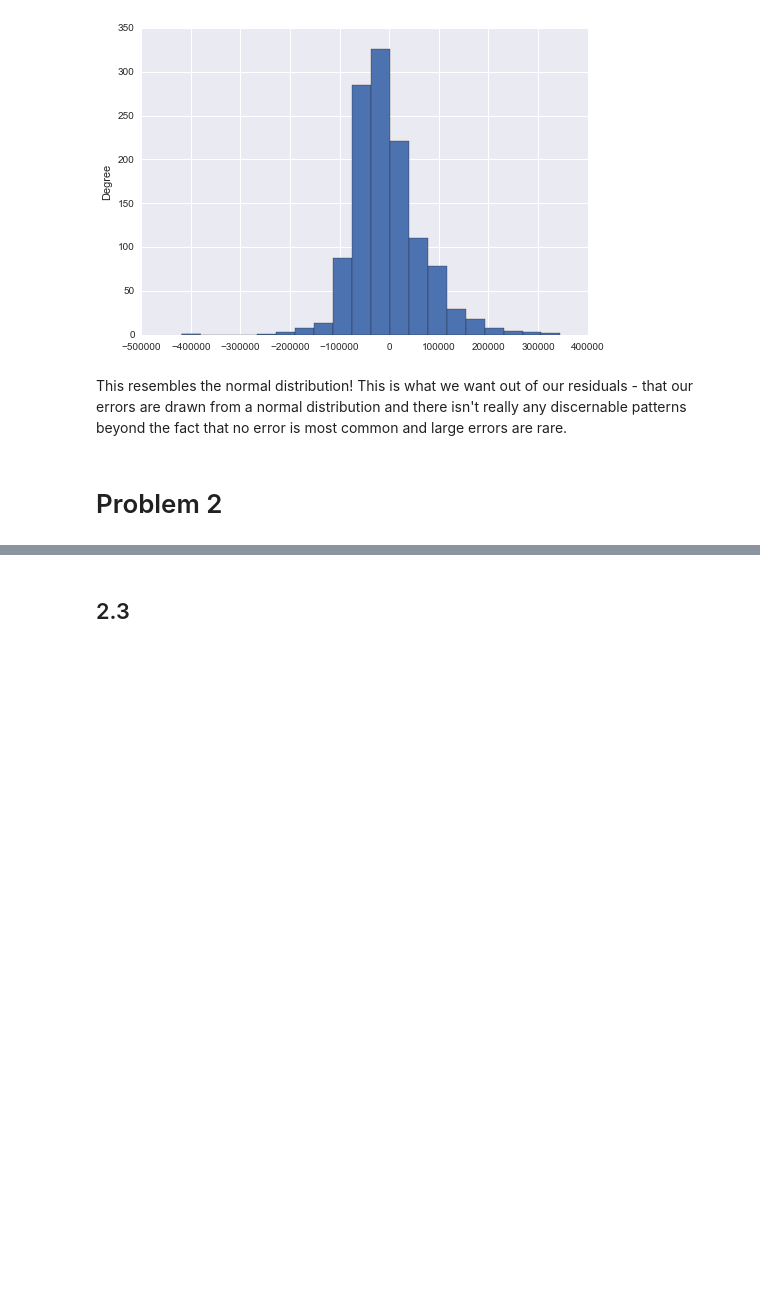
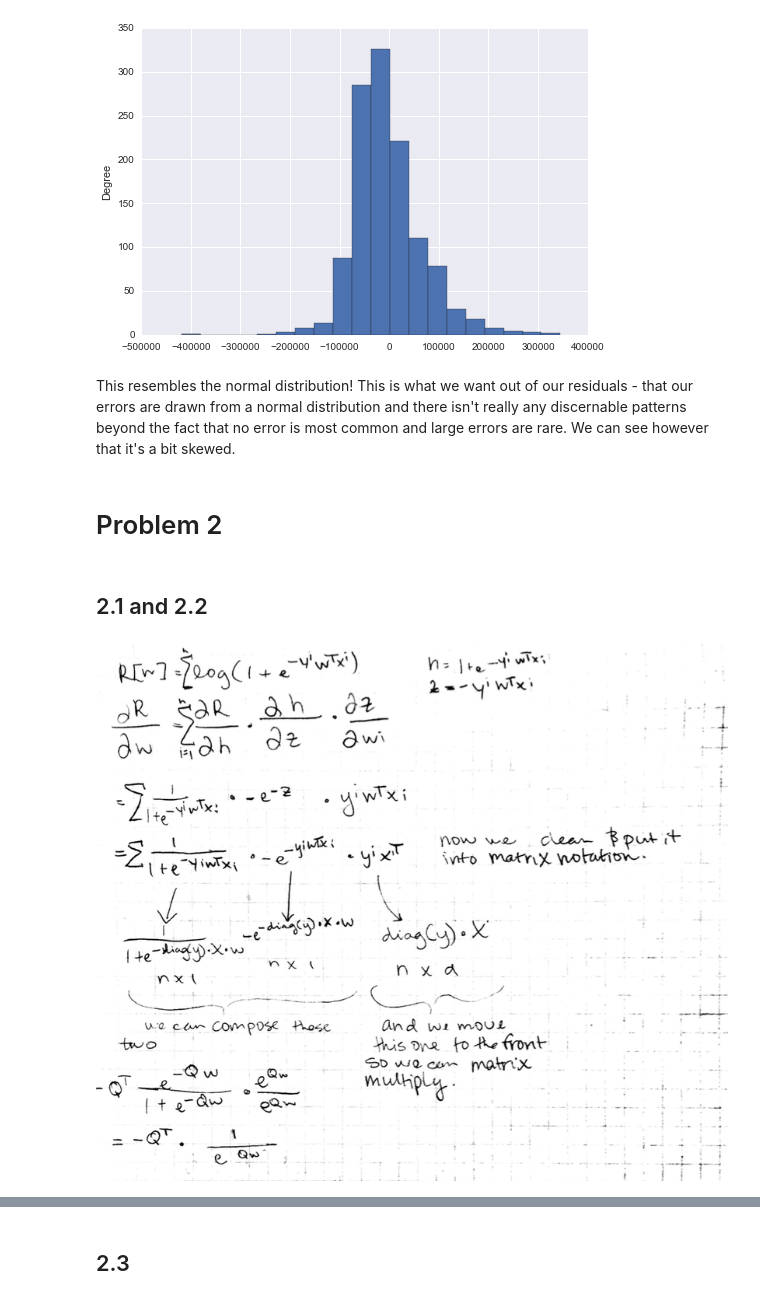
Before and after one commit to bllchmbrs/ml289, a Jupyter notebook: hw3/hw-submission.ipynb, the cells around one changed output, grey strips where cells are left out. Cells and saved outputs as stored; diff of their text form; code cells hidden in the pictures; blank space fills up the shorter version.

```diff
--- a/hw3/hw-submission.ipynb
+++ b/hw3/hw-submission.ipynb
@@ -98,6 +100,13 @@ pd.Series((y_val - y_hat).reshape((1200,))).plot(kind='hist', bins=20)
 <matplotlib.axes._subplots.AxesSubplot at 0x...>
 [figure]
 # %% [markdown]
-This resembles the normal distribution! This is what we want out of our residuals - that our errors are drawn from a normal distribution and there isn't really any discernable patterns beyond the fact that no error is most common and large errors are rare.
+This resembles the normal distribution! This is what we want out of our residuals - that our errors are drawn from a normal distribution and there isn't really any discernable patterns beyond the fact that no error is most common and large errors are rare. We can see however that it's a bit skewed.
 # %% [markdown]
 # Problem 2
+# %% [markdown]
+## 2.1 and 2.2
+# %%
+from IPython.display import Image
+Image(filename='2.1.png')
+# %% [output]
+[figure, added]
```
Also changed, not shown: parts of 41 cells of this notebook, 6 other files.
